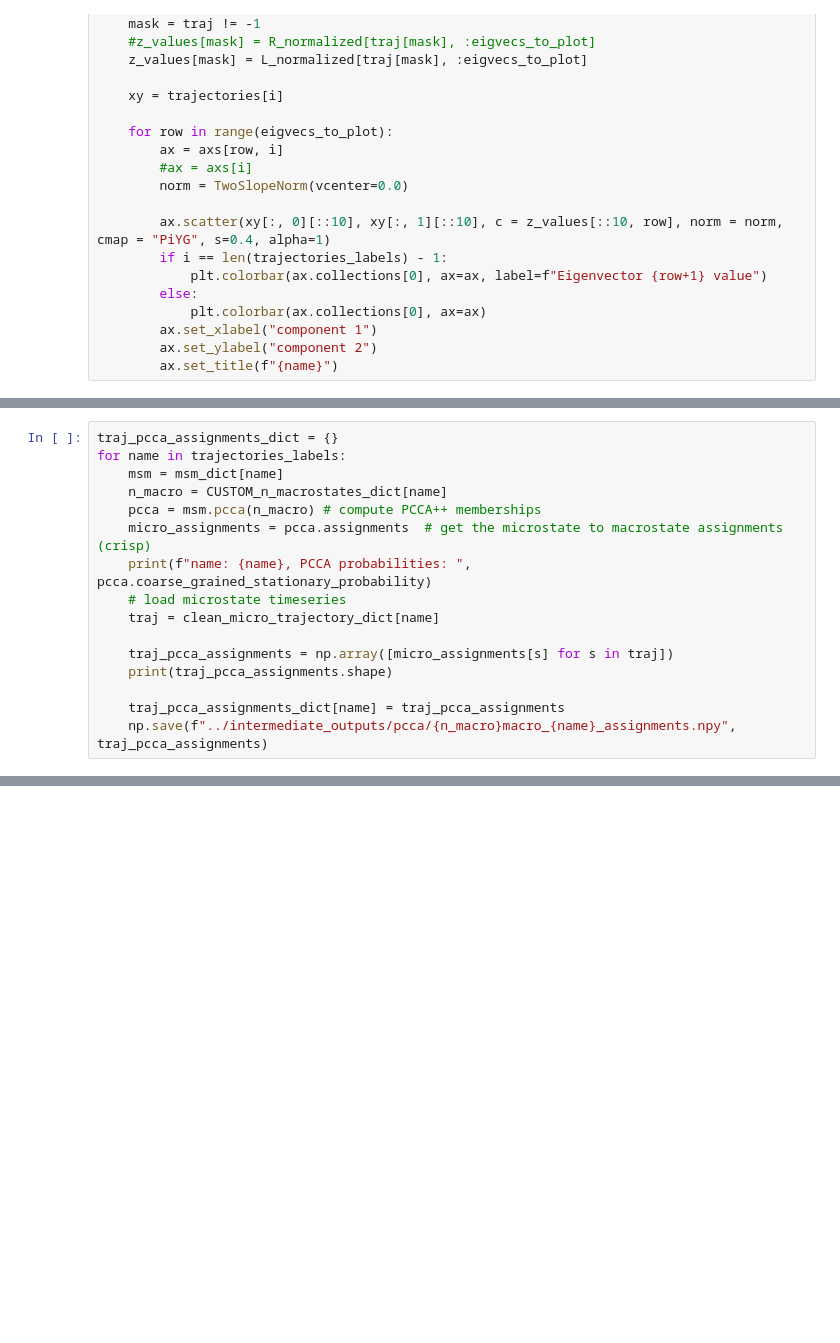
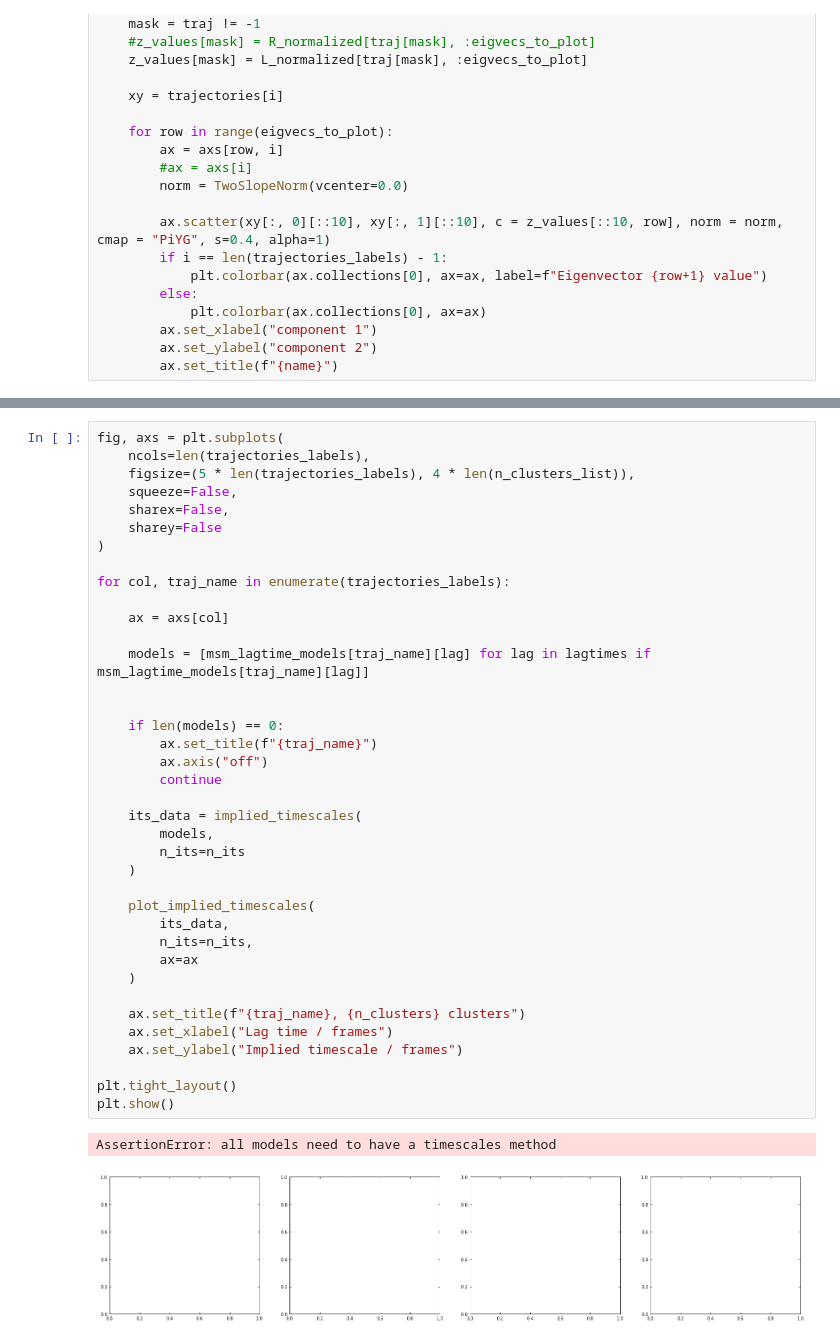
Before and after one commit to miriamzara/MSM, a Jupyter notebook: root/notebooks/step_3_msm_construction.ipynb, the cells around one changed output, grey strips where cells are left out. Saved outputs shown, nothing was run; the diff lists cells and outputs as text; blank space fills up the shorter version.

```diff
--- a/root/notebooks/step_3_msm_construction.ipynb
+++ b/root/notebooks/step_3_msm_construction.ipynb
@@ -1034,16 +1188,0 @@ CUSTOM_n_macrostates_dict = {
-# %%
-traj_pcca_assignments_dict = {}
-for name in trajectories_labels:
-    msm = msm_dict[name]
-    n_macro = CUSTOM_n_macrostates_dict[name]
-    pcca = msm.pcca(n_macro) # compute PCCA++ memberships
-    micro_assignments = pcca.assignments  # get the microstate to macrostate assignments (crisp)
-    print(f"name: {name}, PCCA probabilities: ", pcca.coarse_grained_stationary_probability)
-    # load microstate timeseries
-    traj = clean_micro_trajectory_dict[name]
-
-    traj_pcca_assignments = np.array([micro_assignments[s] for s in traj])
-    print(traj_pcca_assignments.shape)
-
-    traj_pcca_assignments_dict[name] = traj_pcca_assignments
-    np.save(f"../intermediate_outputs/pcca/{n_macro}macro_{name}_assignments.npy", traj_pcca_assignments)
@@ -1051,0 +1417,41 @@ for name in trajectories_labels:
+# %%
+fig, axs = plt.subplots(
+    ncols=len(trajectories_labels),
+    figsize=(5 * len(trajectories_labels), 4 * len(n_clusters_list)),
+    squeeze=False,
+    sharex=False,
+    sharey=False
+)
+
+for col, traj_name in enumerate(trajectories_labels):
+
+    ax = axs[col]
+
+    models = [msm_lagtime_models[traj_name][lag] for lag in lagtimes if msm_lagtime_models[traj_name][lag]]
+
+
+    if len(models) == 0:
+        ax.set_title(f"{traj_name}")
+        ax.axis("off")
+        continue
+
+    its_data = implied_timescales(
+        models,
+        n_its=n_its
+    )
+
+    plot_implied_timescales(
+        its_data,
+        n_its=n_its,
+        ax=ax
+    )
+
+    ax.set_title(f"{traj_name}, {n_clusters} clusters")
+    ax.set_xlabel("Lag time / frames")
+    ax.set_ylabel("Implied timescale / frames")
+
+plt.tight_layout()
+plt.show()
+# %% [output]
+AssertionError: all models need to have a timescales method
+[figure, added]
```
Also changed, not shown: parts of 30 cells of this notebook, 8 other files.
